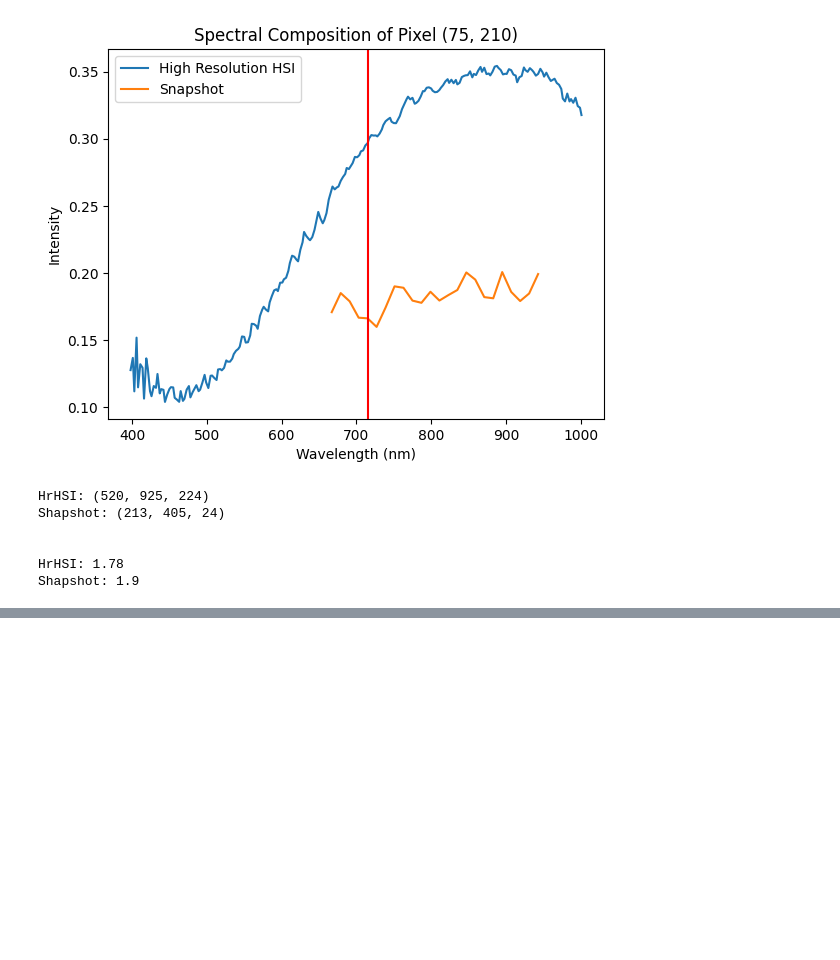
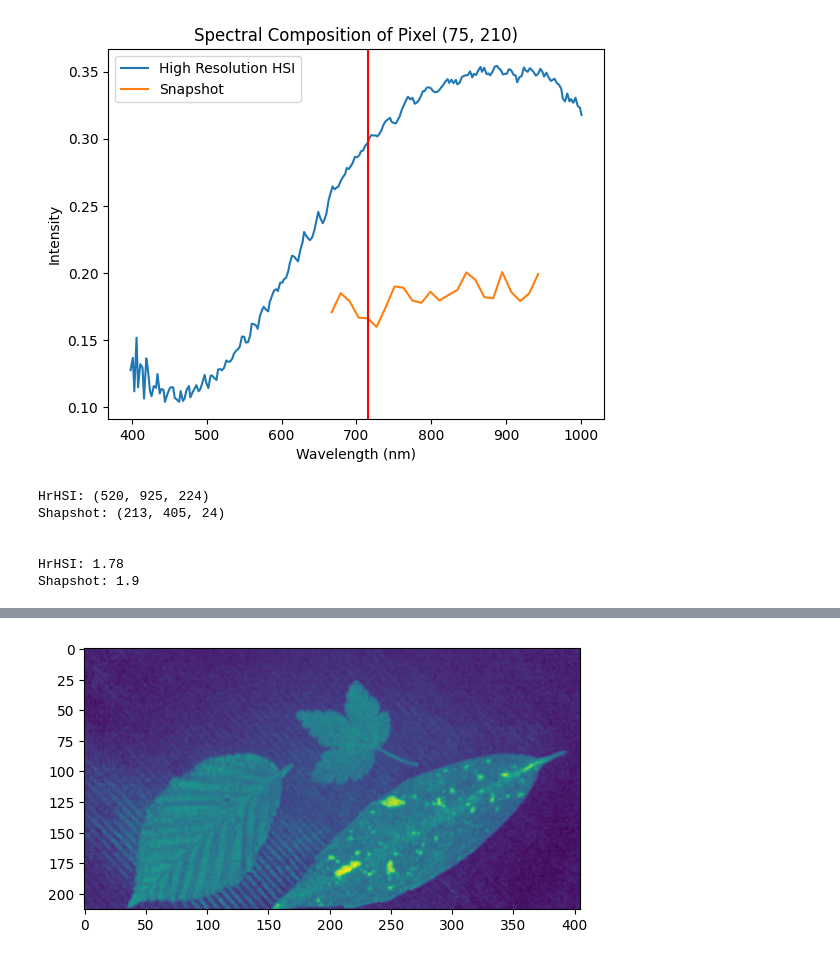
Before and after one commit to amar-music/hyperspectral-snapshot-upscaling, a Jupyter notebook: explore.ipynb, the cells around one changed output, grey strips where cells are left out. Drawn from its saved outputs; the diff is of its cells as text; code cells hidden in the pictures; blank space fills up the shorter version.

```diff
--- a/explore.ipynb
+++ b/explore.ipynb
@@ -130,0 +166,5 @@ hr_img_al = hr_img_al[:, 0:ss_img_al.shape[1]]
+# %%
+plt.imshow(ss_img[:, :, 3])
+plt.show()
+# %% [output]
+[figure, added]
```
Also changed, not shown: parts of 6 cells of this notebook, 2 other files.
